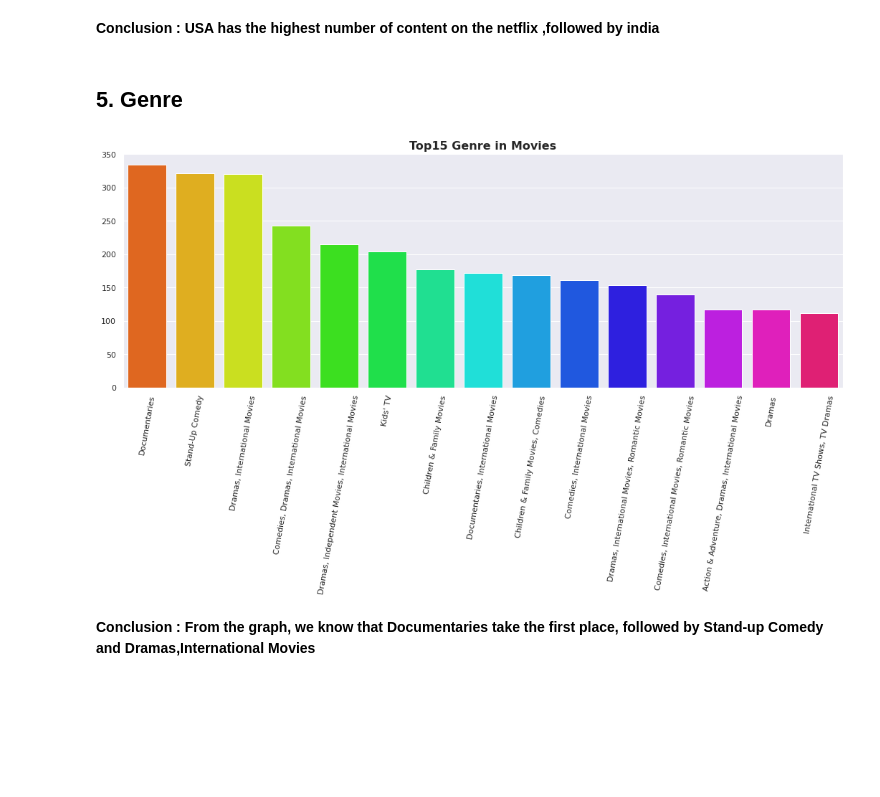
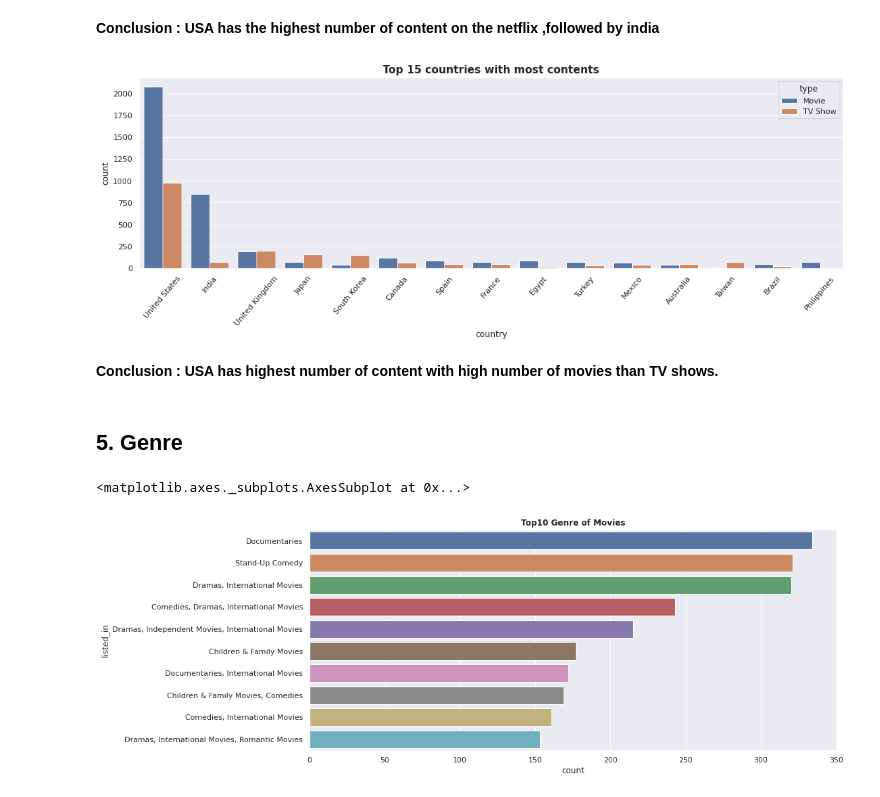
Before and after one commit to kiranahire03/NETFLIX-MOVIES-AND-TV-SHOWS-CLUSTERING, a Jupyter notebook: NETFLIX_MOVIES_AND_TV_SHOWS_CLUSTERING.ipynb, the cells around one changed output. Drawn from its saved outputs; the diff is of its cells as text; code cells hidden in the pictures; blank space fills up the shorter version.

```diff
--- a/NETFLIX_MOVIES_AND_TV_SHOWS_CLUSTERING.ipynb
+++ b/NETFLIX_MOVIES_AND_TV_SHOWS_CLUSTERING.ipynb
@@ -315,17 +380,24 @@ fig.show()
 [interactive output not drawn]
 # %% [markdown]
 **Conclusion : USA has the highest number of content on the netflix ,followed by india**
+# %%
+#Analysing top15 countries with most content
+plt.figure(figsize=(18,5))
+sns.countplot(x=df['country'],order=df['country'].value_counts().index[0:15],hue=df['type'])
+plt.xticks(rotation=50)
+plt.title('Top 15 countries with most contents', fontsize=15, fontweight='bold')
+plt.show()
+# %% [output]
+[figure, added]
+# %% [markdown]
+**Conclusion : USA has highest number of content with high number of movies than TV shows.**
 # %% [markdown]
 ## **5. Genre**
-# %%
-# Top 10 Genre in movies
-plt.figure(figsize=(18,6))
-sns.barplot(x = df["listed_in"].value_counts().head(15).index,
-            y = df["listed_in"].value_counts().head(15).values,palette="hsv")
-plt.xticks(rotation=80)
-plt.title("Top15 Genre in Movies",size='16',fontweight="bold")
-plt.show()
-# %% [output]
-[figure, removed]
-# %% [markdown]
-**Conclusion : From the graph, we know that Documentaries take the first place, followed by Stand-up Comedy and Dramas,International Movies**
+# %%
+#Analysing top10 genre of the movies
+plt.figure(figsize=(14,6))
+plt.title('Top10 Genre of Movies',fontweight="bold")
+sns.countplot(y=movies['listed_in'],data=movies,order=movies['listed_in'].value_counts().index[0:10])
+# %% [output]
+<matplotlib.axes._subplots.AxesSubplot at 0x...>
+[figure, added]
```
Also changed, not shown: parts of 29 cells of this notebook.
